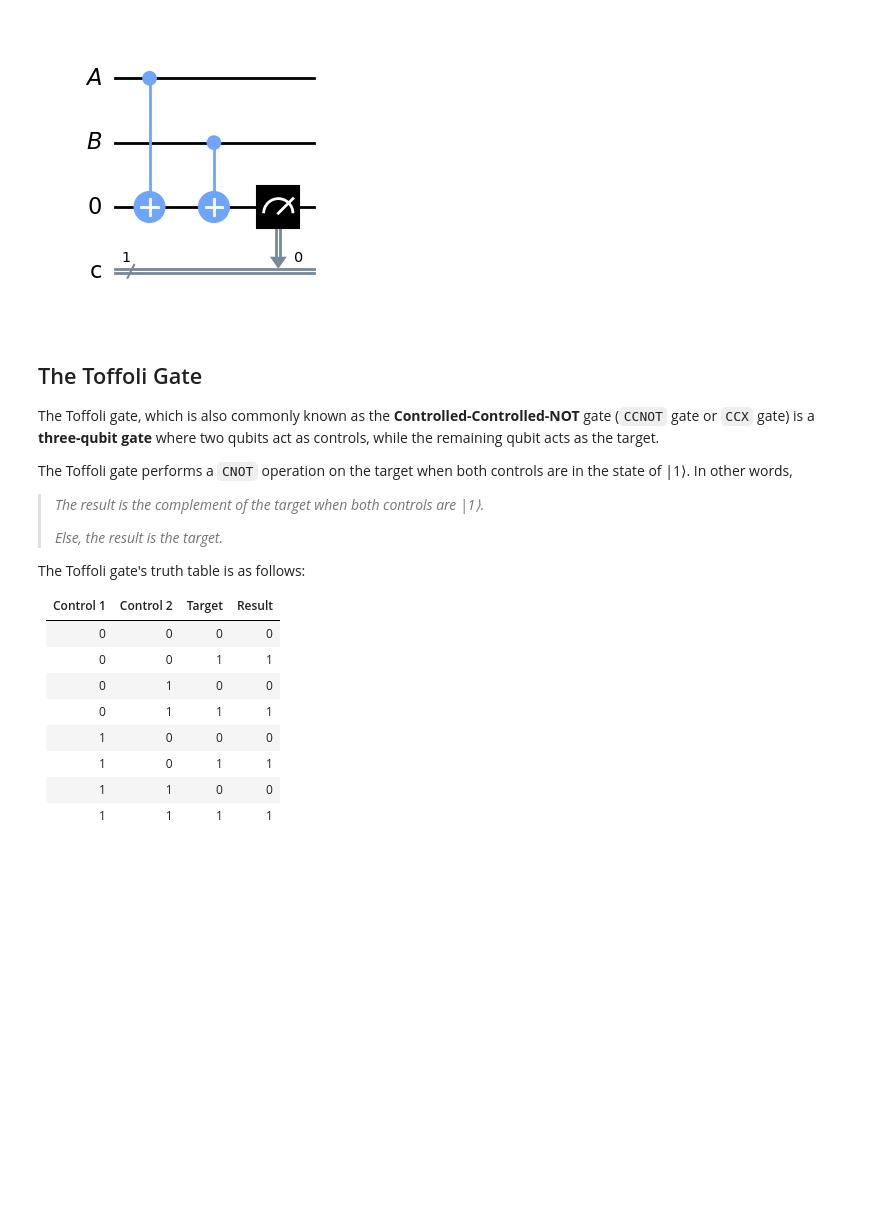
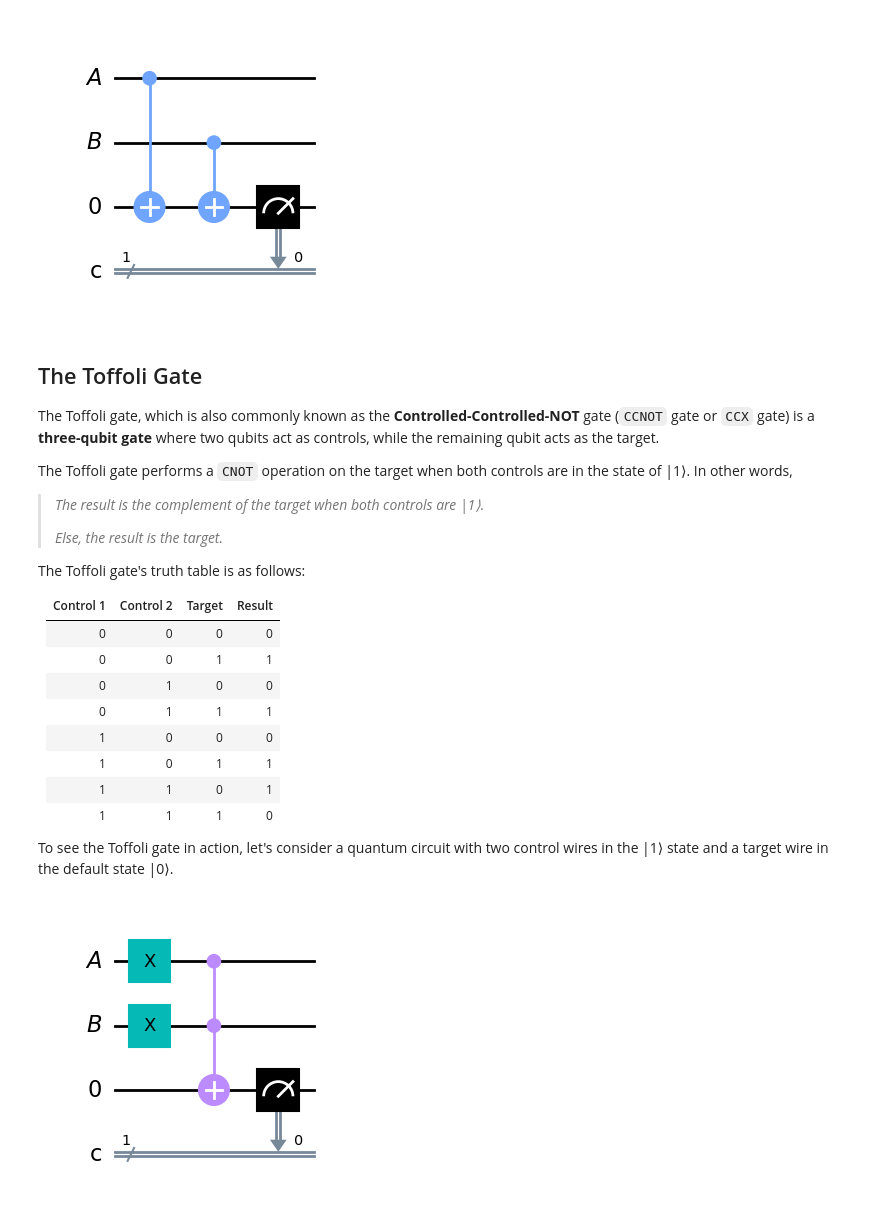
Before and after one commit to ravi-aratchige/hitchhikers-guide-to-the-quantum-realm, a Jupyter notebook: 1. Circuits and Gates.ipynb, the cells around one changed output. Drawn from its saved outputs; the diff is of its cells as text; code cells hidden in the pictures; blank space fills up the shorter version.

Commit message:
Completed Toffoli gate section

```diff
--- a/1. Circuits and Gates.ipynb
+++ b/1. Circuits and Gates.ipynb
@@ -237,5 +237,34 @@ The Toffoli gate's truth table is as follows:
 | 0         | 1         | 1      | 1      |
 | 1         | 0         | 0      | 0      |
 | 1         | 0         | 1      | 1      |
-| 1         | 1         | 0      | 0      |
-| 1         | 1         | 1      | 1      |
+| 1         | 1         | 0      | 1      |
+| 1         | 1         | 1      | 0      |
+
+To see the Toffoli gate in action, let's consider a quantum circuit with two control wires in the |1⟩ state and a target wire in the default state |0⟩.
+# %%
+# create a quantum circuit
+circuit_5 = QuantumCircuit(0, 1)
+
+# add 3 quantum wires (labeled for demonstration purpose)
+
+wire_a = QuantumRegister(1, 'A')
+wire_b = QuantumRegister(1, 'B')
+wire_0 = QuantumRegister(1, '0')
+
+circuit_5.add_register(wire_a)
+circuit_5.add_register(wire_b)
+circuit_5.add_register(wire_0)
+
+# add X gates to controls to flip them to |1⟩
+circuit_5.x(wire_a)
+circuit_5.x(wire_b)
+
+# add Toffoli gate to circuit
+circuit_5.ccx(wire_a, wire_b, wire_0)
+
+# get measurement from target wire
+circuit_5.measure(wire_0, 0)
+
+circuit_5.draw(output='mpl')
+# %% [output]
+[figure, added]
```
Also changed, not shown: parts of 2 cells of this notebook.
